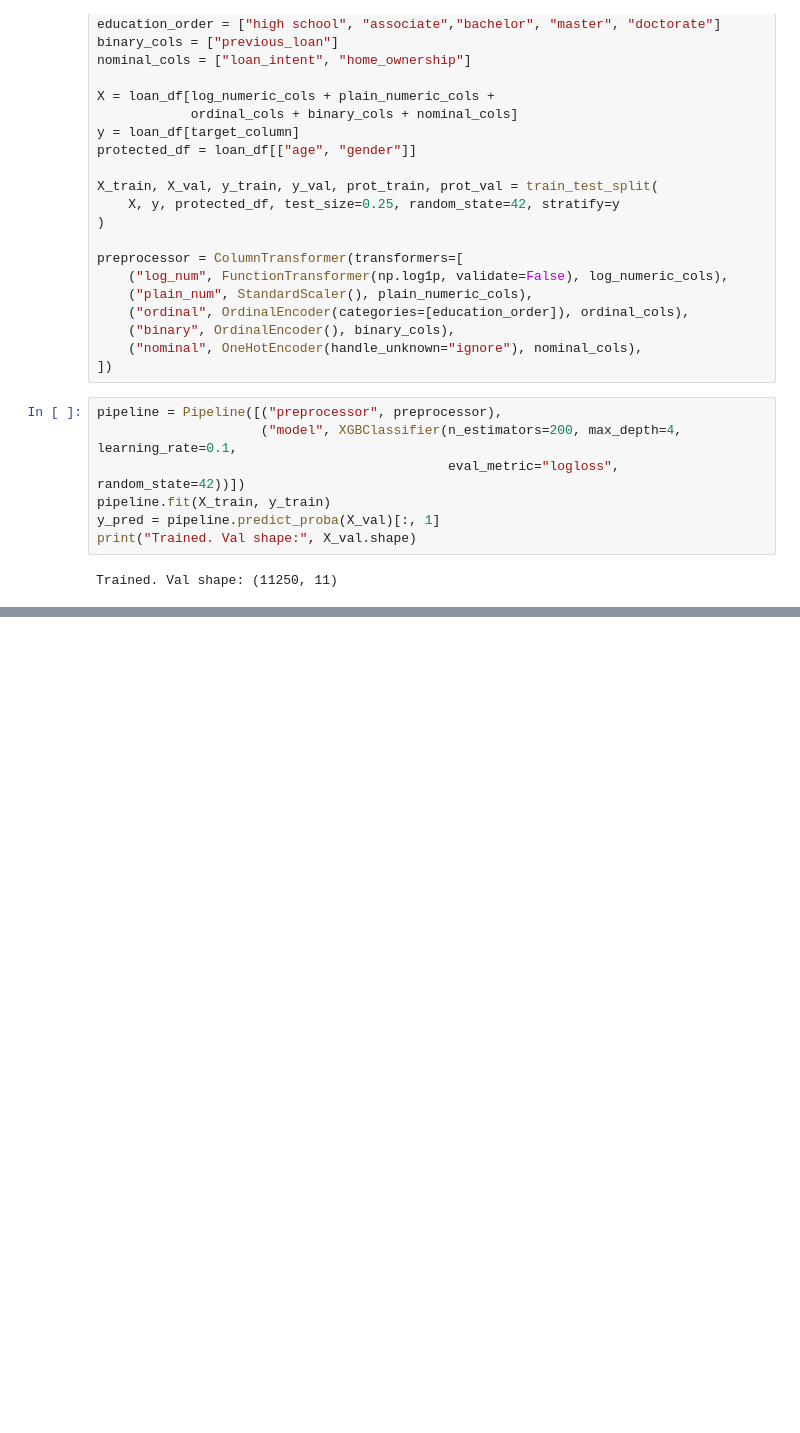
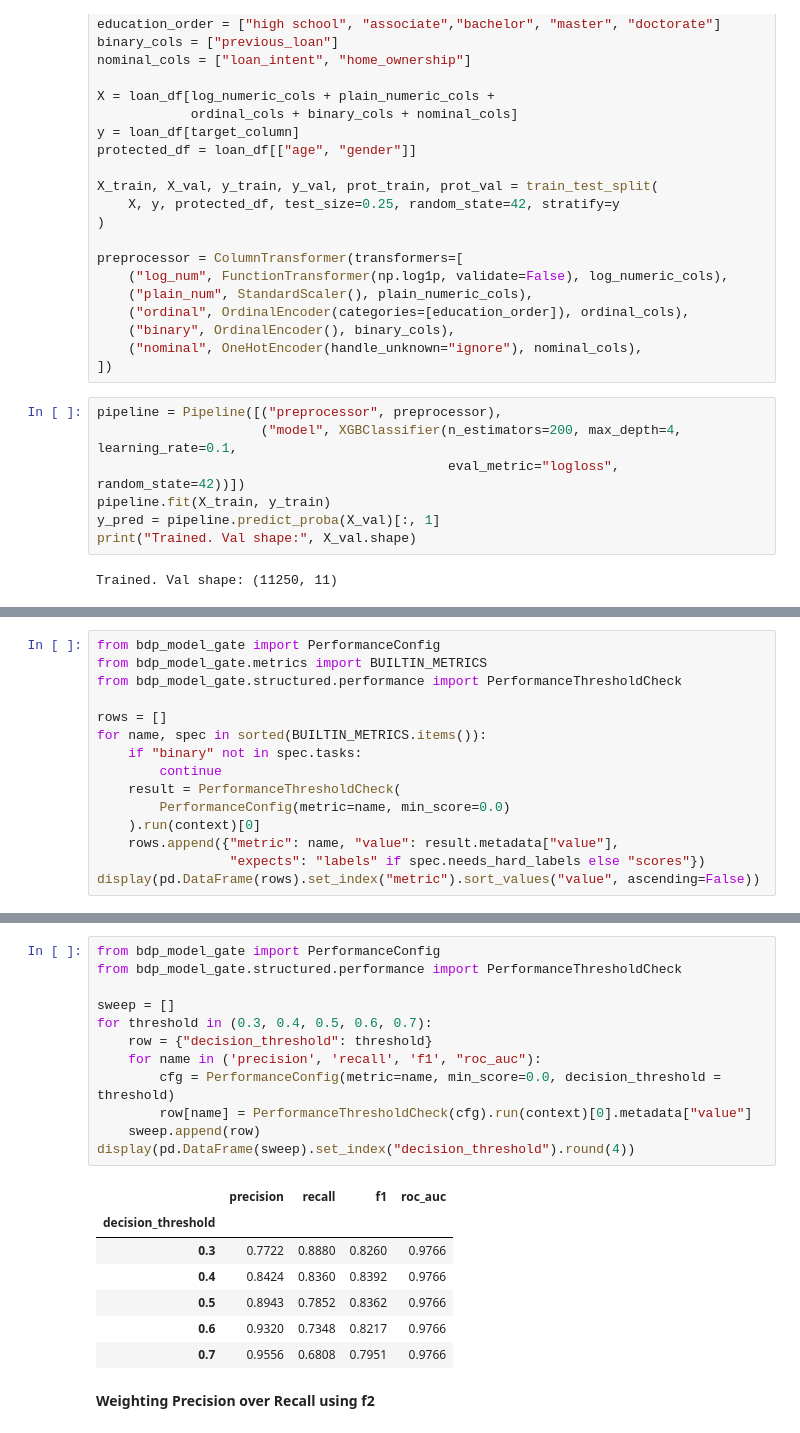
Before and after one commit to kinola-IQ/bpd_gate_QA, a Jupyter notebook: notebooks/loan_approval_classification.ipynb, the cells around one changed output, grey strips where cells are left out. Saved outputs shown, nothing was run; the diff lists cells and outputs as text; blank space fills up the shorter version.

```diff
--- a/notebooks/loan_approval_classification.ipynb
+++ b/notebooks/loan_approval_classification.ipynb
@@ -325,0 +327,15 @@ display(
+# %%
+from bdp_model_gate import PerformanceConfig
+from bdp_model_gate.metrics import BUILTIN_METRICS
+from bdp_model_gate.structured.performance import PerformanceThresholdCheck
+
+rows = []
+for name, spec in sorted(BUILTIN_METRICS.items()):
+    if "binary" not in spec.tasks:
+        continue
+    result = PerformanceThresholdCheck(
+        PerformanceConfig(metric=name, min_score=0.0)
+    ).run(context)[0]
+    rows.append({"metric": name, "value": result.metadata["value"],
+                 "expects": "labels" if spec.needs_hard_labels else "scores"})
+display(pd.DataFrame(rows).set_index("metric").sort_values("value", ascending=False))
@@ -325,0 +358,22 @@ display(
+# %%
+from bdp_model_gate import PerformanceConfig
+from bdp_model_gate.structured.performance import PerformanceThresholdCheck
+
+sweep = []
+for threshold in (0.3, 0.4, 0.5, 0.6, 0.7):
+    row = {"decision_threshold": threshold}
+    for name in ('precision', 'recall', 'f1', "roc_auc"):
+        cfg = PerformanceConfig(metric=name, min_score=0.0, decision_threshold = threshold)
+        row[name] = PerformanceThresholdCheck(cfg).run(context)[0].metadata["value"]
+    sweep.append(row)
+display(pd.DataFrame(sweep).set_index("decision_threshold").round(4))
+# %% [output]
+|  | precision | recall | f1 | roc_auc |
+| decision_threshold |  |  |  |  |
+| 0.3 | 0.7722 | 0.8880 | 0.8260 | 0.9766 |
+| 0.4 | 0.8424 | 0.8360 | 0.8392 | 0.9766 |
+| 0.5 | 0.8943 | 0.7852 | 0.8362 | 0.9766 |
+| 0.6 | 0.9320 | 0.7348 | 0.8217 | 0.9766 |
+| 0.7 | 0.9556 | 0.6808 | 0.7951 | 0.9766 |
+# %% [markdown]
+**Weighting Precision over Recall using f2**
```
Also changed, not shown: parts of 16 cells of this notebook, 6 other files.
